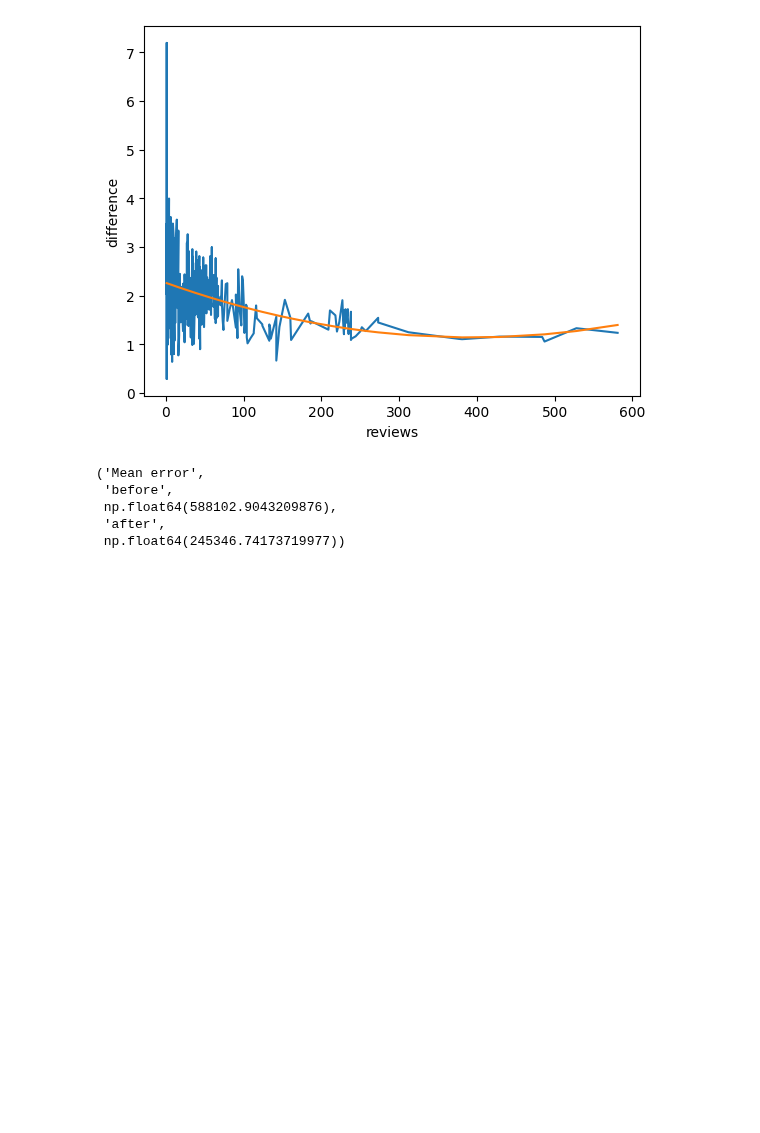
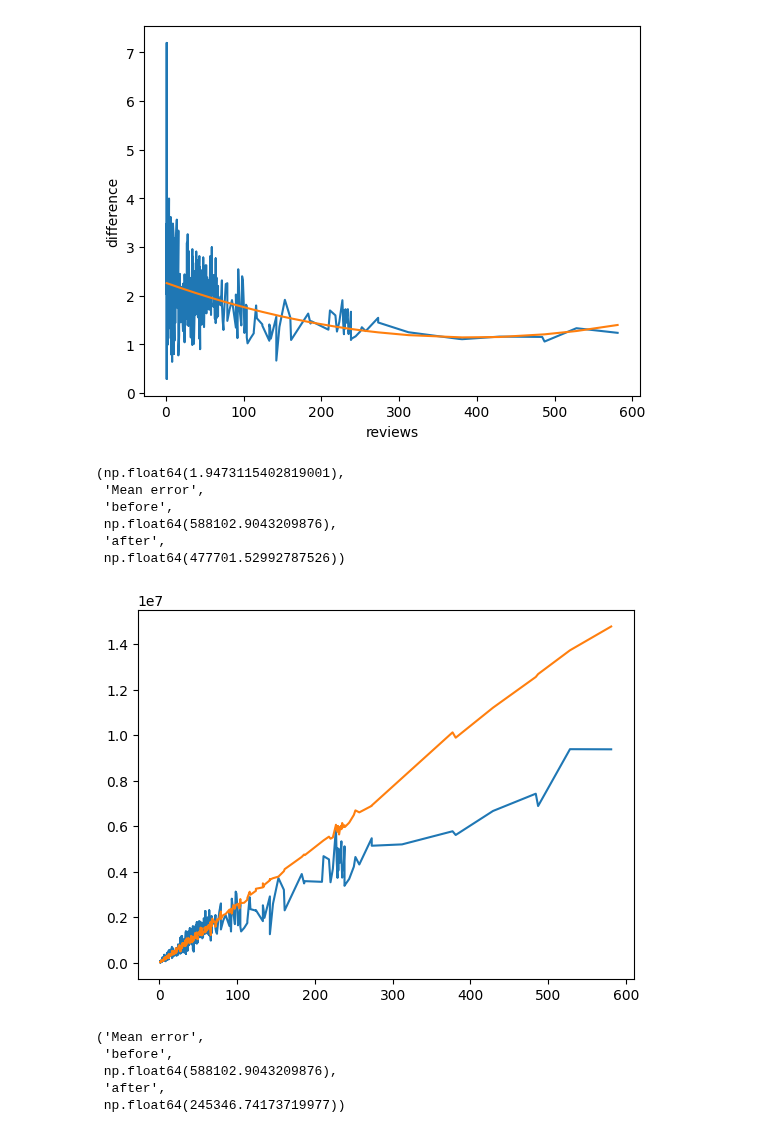
Before and after one commit to Luc-Mcgrady/anki-10k-notebooks, a Jupyter notebook: duration_per_day.ipynb, the cells around one changed output. Cells and saved outputs as stored; diff of their text form; code cells hidden in the pictures; blank space fills up the shorter version.

```diff
--- a/duration_per_day.ipynb
+++ b/duration_per_day.ipynb
@@ -93,5 +93,20 @@ c
 # %% [output]
 array([ 7.26512630e-06, -5.71170694e-03,  2.26313276e+00])
 [figure]
+# %%
+multiplier = (sums["duration"] / sums["review_average"]).mean()
+
+plt.plot(counts["duration"], sums["duration"], label="actual")
+plt.plot(counts["review_average"], sums["review_average"] * multiplier, label="predicted")
+
+multiplier, "Mean error", "before", abs(sums["duration"] - sums["review_average"]).mean(), "after", (abs(sums["duration"] - (sums["review_average"]) * multiplier)).mean()
+# %% [output]
+(np.float64(1.9473115402819001),
+ 'Mean error',
+ 'before',
+ np.float64(588102.9043209876),
+ 'after',
+ np.float64(477701.52992787526))
+[figure, added]
 # %%
 plt.plot(counts["duration"], sums["duration"], label="actual")
```
Also changed, not shown: parts of 2 cells of this notebook.
